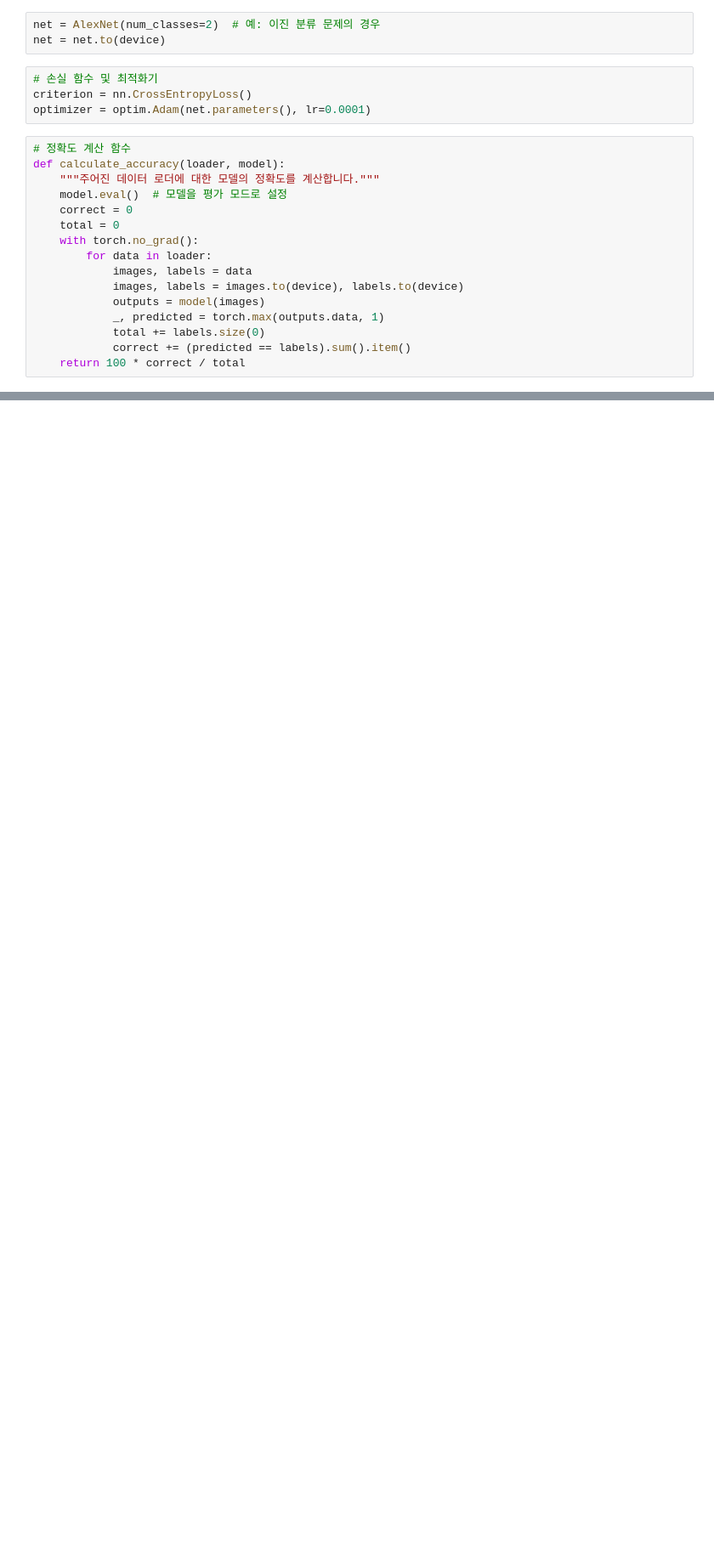
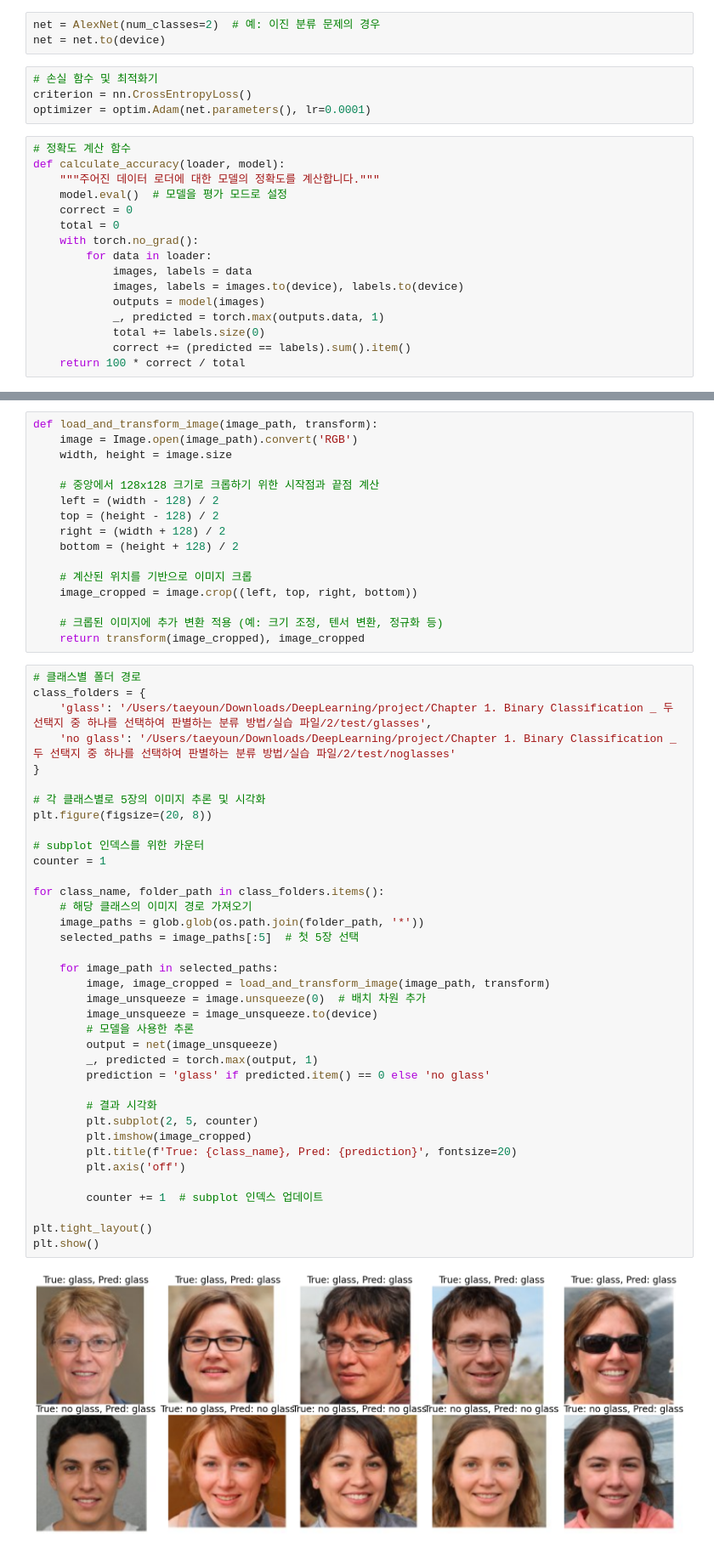
Before and after one commit to black940514/image_binary_class, a Jupyter notebook: glasses_bin_class_AlexNet.ipynb, the cells around one changed output, grey strips where cells are left out. Shown at 85% size. Cells and saved outputs as stored; diff of their text form; blank space fills up the shorter version.

```diff
--- a/glasses_bin_class_AlexNet.ipynb
+++ b/glasses_bin_class_AlexNet.ipynb
@@ -124,0 +246,55 @@ def calculate_accuracy(loader, model):
+# %%
+def load_and_transform_image(image_path, transform):
+    image = Image.open(image_path).convert('RGB')
+    width, height = image.size
+
+    # 중앙에서 128x128 크기로 크롭하기 위한 시작점과 끝점 계산
+    left = (width - 128) / 2
+    top = (height - 128) / 2
+    right = (width + 128) / 2
+    bottom = (height + 128) / 2
+
+    # 계산된 위치를 기반으로 이미지 크롭
+    image_cropped = image.crop((left, top, right, bottom))
+
+    # 크롭된 이미지에 추가 변환 적용 (예: 크기 조정, 텐서 변환, 정규화 등)
+    return transform(image_cropped), image_cropped
+# %%
+# 클래스별 폴더 경로
+class_folders = {
+    'glass': '/Users/taeyoun/Downloads/DeepLearning/project/Chapter 1. Binary Classification _ 두 선택지 중 하나를 선택하여 판별하는 분류 방법/실습 파일/2/test/glasses',
+    'no glass': '/Users/taeyoun/Downloads/DeepLearning/project/Chapter 1. Binary Classification _ 두 선택지 중 하나를 선택하여 판별하는 분류 방법/실습 파일/2/test/noglasses'
+}
+
+# 각 클래스별로 5장의 이미지 추론 및 시각화
+plt.figure(figsize=(20, 8))
+
+# subplot 인덱스를 위한 카운터
+counter = 1
+
+for class_name, folder_path in class_folders.items():
+    # 해당 클래스의 이미지 경로 가져오기
+    image_paths = glob.glob(os.path.join(folder_path, '*'))
+    selected_paths = image_paths[:5]  # 첫 5장 선택
+
+    for image_path in selected_paths:
+        image, image_cropped = load_and_transform_image(image_path, transform)
+        image_unsqueeze = image.unsqueeze(0)  # 배치 차원 추가
+        image_unsqueeze = image_unsqueeze.to(device)
+        # 모델을 사용한 추론
+        output = net(image_unsqueeze)
+        _, predicted = torch.max(output, 1)
+        prediction = 'glass' if predicted.item() == 0 else 'no glass'
+
+        # 결과 시각화
+        plt.subplot(2, 5, counter)
+        plt.imshow(image_cropped)
+        plt.title(f'True: {class_name}, Pred: {prediction}', fontsize=20)
+        plt.axis('off')
+
+        counter += 1  # subplot 인덱스 업데이트
+
+plt.tight_layout()
+plt.show()
+# %% [output]
+[figure, added]
```
Also changed, not shown: parts of 6 cells of this notebook, 1 other file.
